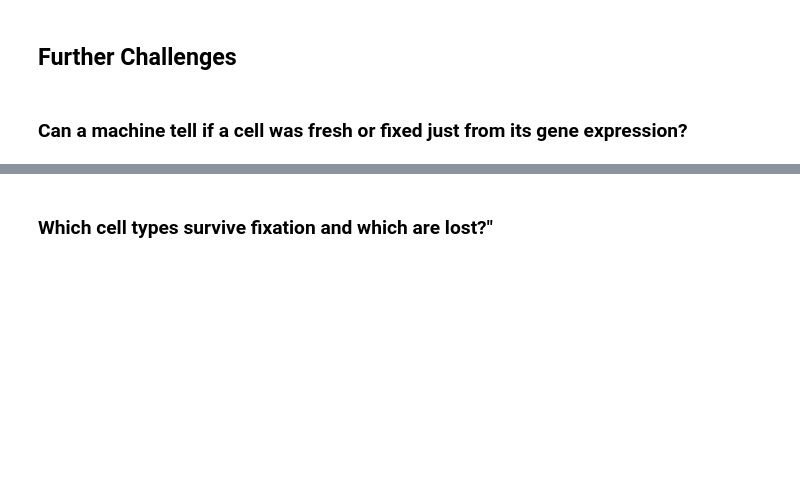
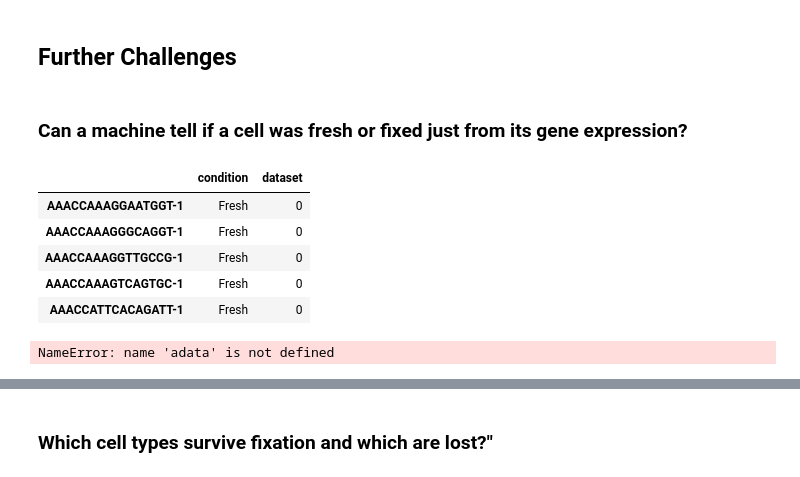
Before and after one commit to WaheedIyanda/PBMC-single-cell-analysis, a Jupyter notebook: sc_analysis_Notebook_.ipynb, the cells around one changed output, grey strips where cells are left out. Drawn from its saved outputs; the diff is of its cells as text; code cells hidden in the pictures; blank space fills up the shorter version.

```diff
--- a/sc_analysis_Notebook_.ipynb
+++ b/sc_analysis_Notebook_.ipynb
@@ -238,6 +219,22 @@ The data confirms that **fixation is acceptable** for preserving PBMC transcript
 ## Further Challenges
 # %% [markdown]
 ### Can a machine tell if a cell was fresh or fixed just from its gene expression?
+# %%
+display(adata.obs.head())
+# %% [output]
+|  | condition | dataset |
+| AAACCAAAGGAATGGT-1 | Fresh | 0 |
+| AAACCAAAGGGCAGGT-1 | Fresh | 0 |
+| AAACCAAAGGTTGCCG-1 | Fresh | 0 |
+| AAACCAAAGTCAGTGC-1 | Fresh | 0 |
+| AAACCATTCACAGATT-1 | Fresh | 0 |
+# %%
+# Convert the expression matrix X into a Pandas DataFrame
+expression_df = adata.to_df()
+# Show the first 5 cells and first 10 genes
+display(expression_df.iloc[:5, :10])
+# %% [output]
+NameError: name 'adata' is not defined
 # %%
 import sklearn
 print(sklearn.__version__)
```
Also changed, not shown: parts of 5 cells of this notebook, 1 other file.
